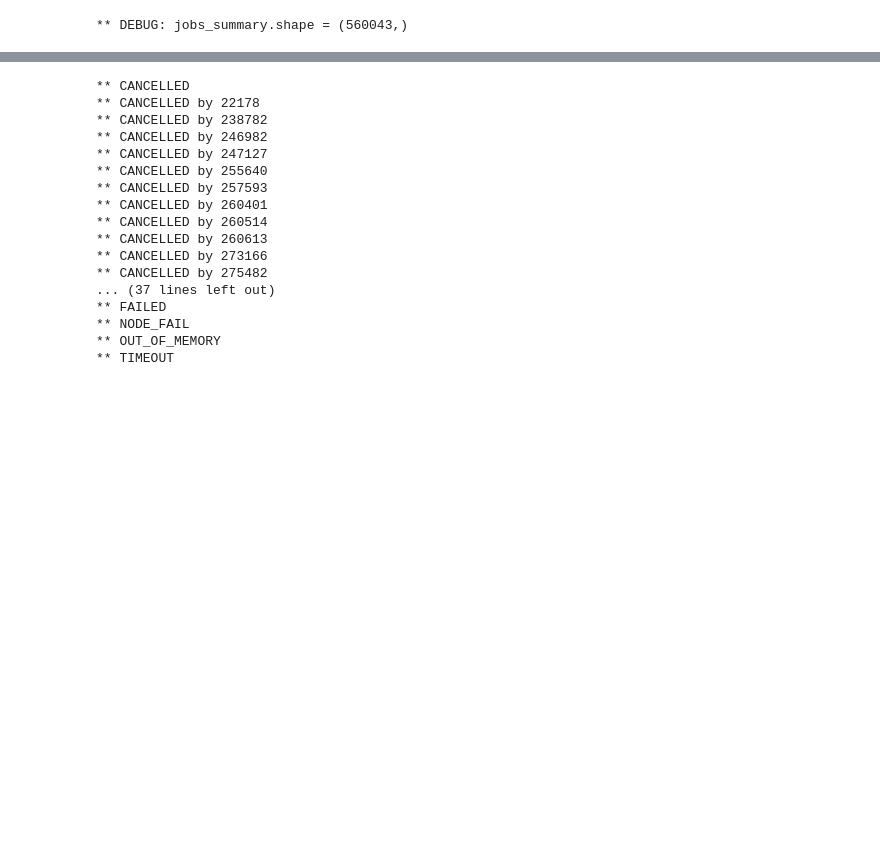
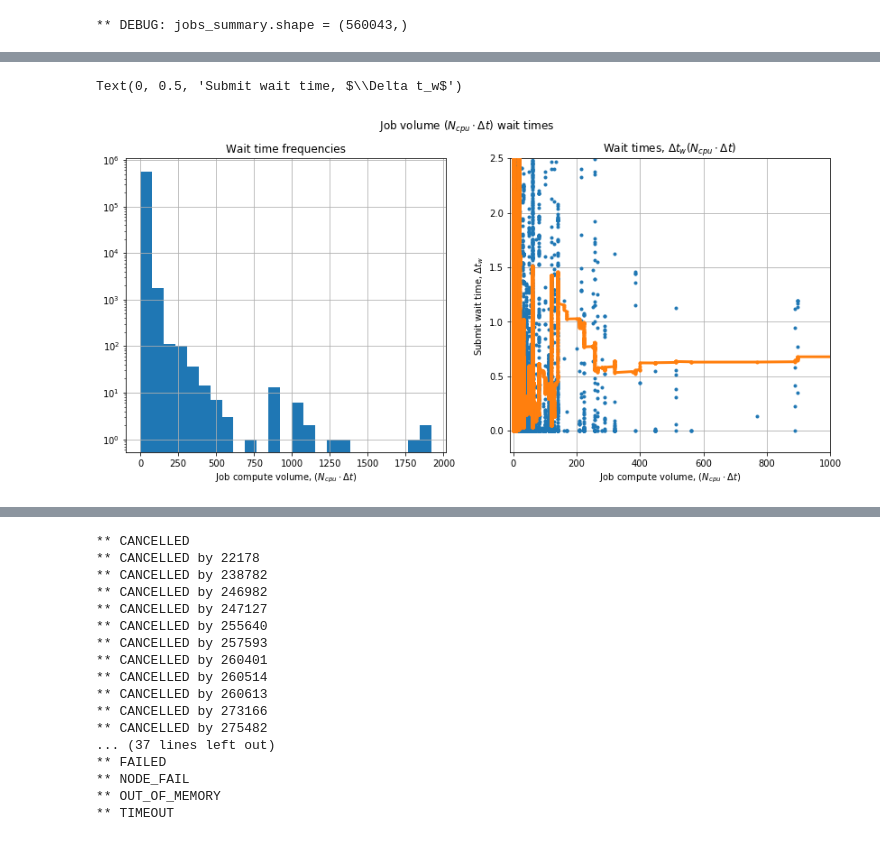
Before and after one commit to jeffersonscientific/HPC_analytics, a Jupyter notebook: Mazama_usage_analysis.ipynb, the cells around one changed output, grey strips where cells are left out. Saved outputs shown, nothing was run; the diff lists cells and outputs as text; code cells hidden in the pictures; blank space fills up the shorter version.

```diff
--- a/Mazama_usage_analysis.ipynb
+++ b/Mazama_usage_analysis.ipynb
@@ -377,0 +579,32 @@ print('** ', 86*24)
+# %%
+fg = plt.figure(figsize=(14,6))
+ax1 = plt.subplot('121')
+ax2 = plt.subplot('122')
+ax1.grid()
+ax2.grid()
+#
+time_limits = numpy.array([hpc_lib.elapsed_time_2_day(s) for s in sacct_data.jobs_summary['Timelimit']])
+req_volume = time_limits*sacct_data.jobs_summary['NCPUS']
+ix_sort = numpy.argsort(req_volume)
+#
+#hh = plt.hist(time_limits, 25, log=True)
+hh = ax1.hist(req_volume, 25, log=True)
+#
+dts = sacct_data.jobs_summary['Start']-sacct_data.jobs_summary['Submit']
+ax2.plot(req_volume[ix_sort], dts[ix_sort], ls='', marker='.')
+n=200
+ax2.plot((req_volume[ix_sort])[n:], hpc_lib.running_mean(dts[ix_sort],n), ls='-', marker='.', lw=3., zorder=11)
+ax2.set_ylim([-.2, 2.5])
+ax2.set_xlim(-10., 1000.)
+#
+print('*** ', sacct_data.jobs_summary['Timelimit'][0:10])
+#print('*** ', sacct_data.data['Timelimit'][0:10])
+print('** ', sacct_data.jobs_summary.dtype.names)
+#
+plt.suptitle('Job volume ($N_{cpu} \cdot \Delta t$) wait times')
+ax1.set_title('Wait time frequencies')
+ax1.set_xlabel('Job compute volume, ($N_{cpu} \cdot \Delta t$)')
+ax2.set_title('Wait times, $\Delta t_w (N_{cpu} \cdot \Delta t)$')
+ax2.set_xlabel('Job compute volume, ($N_{cpu} \cdot \Delta t$)')
+ax2.set_ylabel('Submit wait time, $\Delta t_w$')
+# %% [output]
@@ -377,0 +614,2 @@ print('** ', 86*24)
+Text(0, 0.5, 'Submit wait time, $\\Delta t_w$')
+[figure, added]
```
Also changed, not shown: parts of 14 cells of this notebook, 4 other files.
